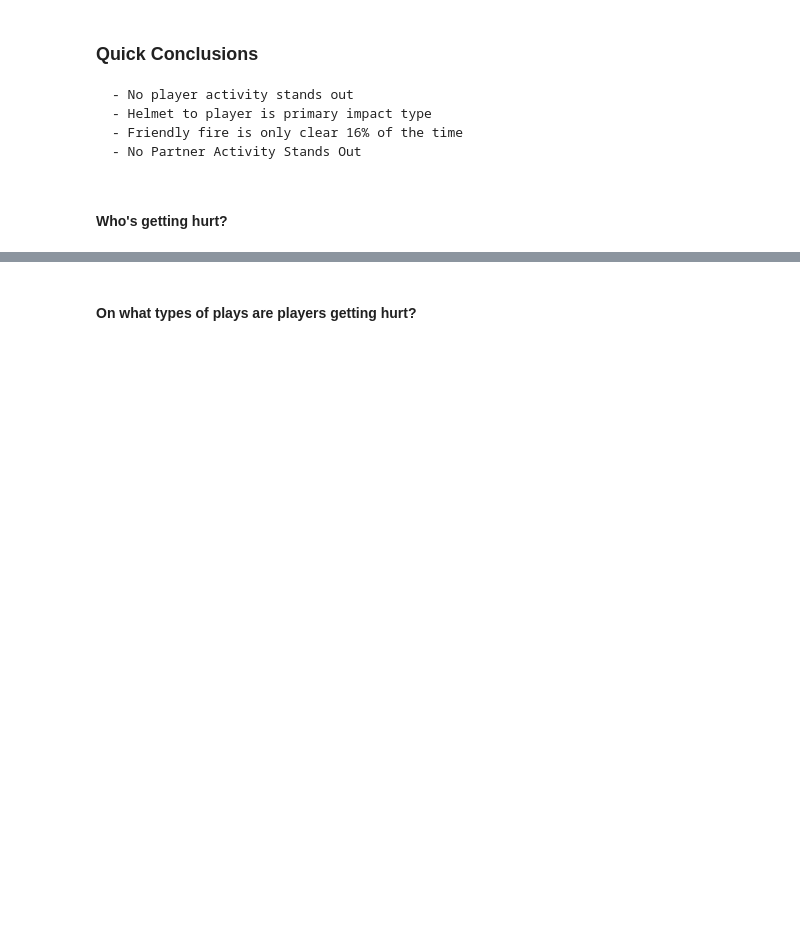
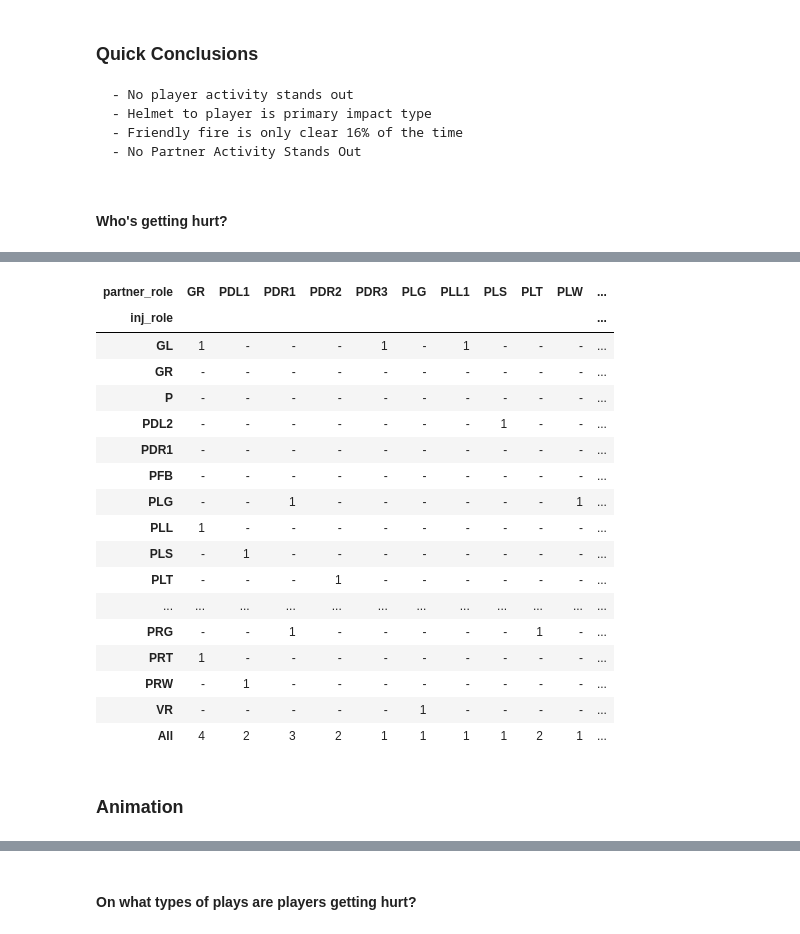
Before and after one commit to mtodisco10/nfl-punt-analytics, a Jupyter notebook: nfl_punt_script.ipynb, the cells around one changed output, grey strips where cells are left out. Drawn from its saved outputs; the diff is of its cells as text; code cells hidden in the pictures; blank space fills up the shorter version.

```diff
--- a/nfl_punt_script.ipynb
+++ b/nfl_punt_script.ipynb
@@ -150,3 +163,27 @@ Name: partner_side_of_ball, dtype: int64
+# %%
+pd.pivot_table(inj_partner_df, index=['inj_role'], columns=['partner_role'],
+              values='GSISID', aggfunc='count', margins=True).fillna('-')
+# %% [output]
+| partner_role | GR | PDL1 | PDR1 | PDR2 | PDR3 | PLG | PLL1 | PLS | PLT | PLW | ... |
+| inj_role |  |  |  |  |  |  |  |  |  |  | ... |
+| GL | 1 | - | - | - | 1 | - | 1 | - | - | - | ... |
+| GR | - | - | - | - | - | - | - | - | - | - | ... |
+| P | - | - | - | - | - | - | - | - | - | - | ... |
+| PDL2 | - | - | - | - | - | - | - | 1 | - | - | ... |
+| PDR1 | - | - | - | - | - | - | - | - | - | - | ... |
+| PFB | - | - | - | - | - | - | - | - | - | - | ... |
+| PLG | - | - | 1 | - | - | - | - | - | - | 1 | ... |
+| PLL | 1 | - | - | - | - | - | - | - | - | - | ... |
+| PLS | - | 1 | - | - | - | - | - | - | - | - | ... |
+| PLT | - | - | - | 1 | - | - | - | - | - | - | ... |
+| ... | ... | ... | ... | ... | ... | ... | ... | ... | ... | ... | ... |
+| PRG | - | - | 1 | - | - | - | - | - | 1 | - | ... |
+| PRT | 1 | - | - | - | - | - | - | - | - | - | ... |
+| PRW | - | 1 | - | - | - | - | - | - | - | - | ... |
+| VR | - | - | - | - | - | 1 | - | - | - | - | ... |
+| All | 4 | 2 | 3 | 2 | 1 | 1 | 1 | 1 | 2 | 1 | ... |
+# %% [markdown]
+### Animation
 # %%
 ex_play = NGS_df.loc[(NGS_df.Season_Year==2016) & (NGS_df.GameKey== 234) \
                      & (NGS_df.PlayID== 3278) & (NGS_df.GSISID== 28620)
```
Also changed, not shown: parts of 22 cells of this notebook.
